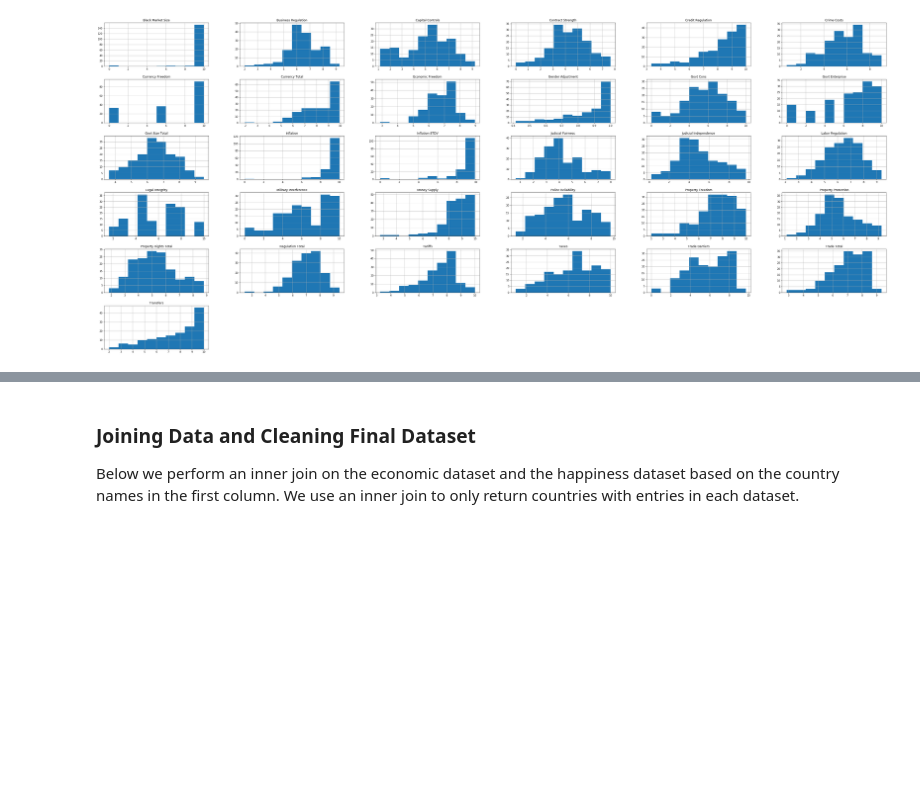
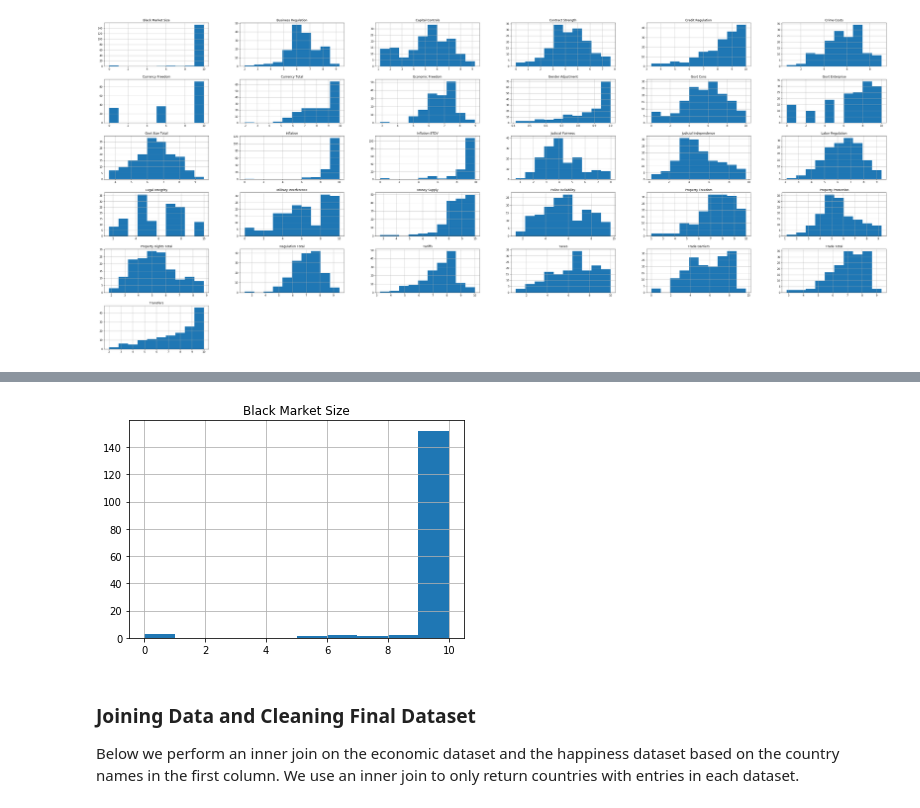
Before and after one commit to Thybony/World_Happiness_Regression, a Jupyter notebook: The_Happiness_Regression (1).ipynb, the cells around one changed output, grey strips where cells are left out. Drawn from its saved outputs; the diff is of its cells as text; code cells hidden in the pictures; blank space fills up the shorter version.

```diff
--- a/The_Happiness_Regression (1).ipynb
+++ b/The_Happiness_Regression (1).ipynb
@@ -276,3 +288,8 @@ plt.show()
+# %%
+df.hist(column='Black Market Size')
+plt.show()
+# %% [output]
+[figure, added]
 # %% [markdown]
 ### Joining Data and Cleaning Final Dataset
 
```
Also changed, not shown: parts of 43 cells of this notebook.
